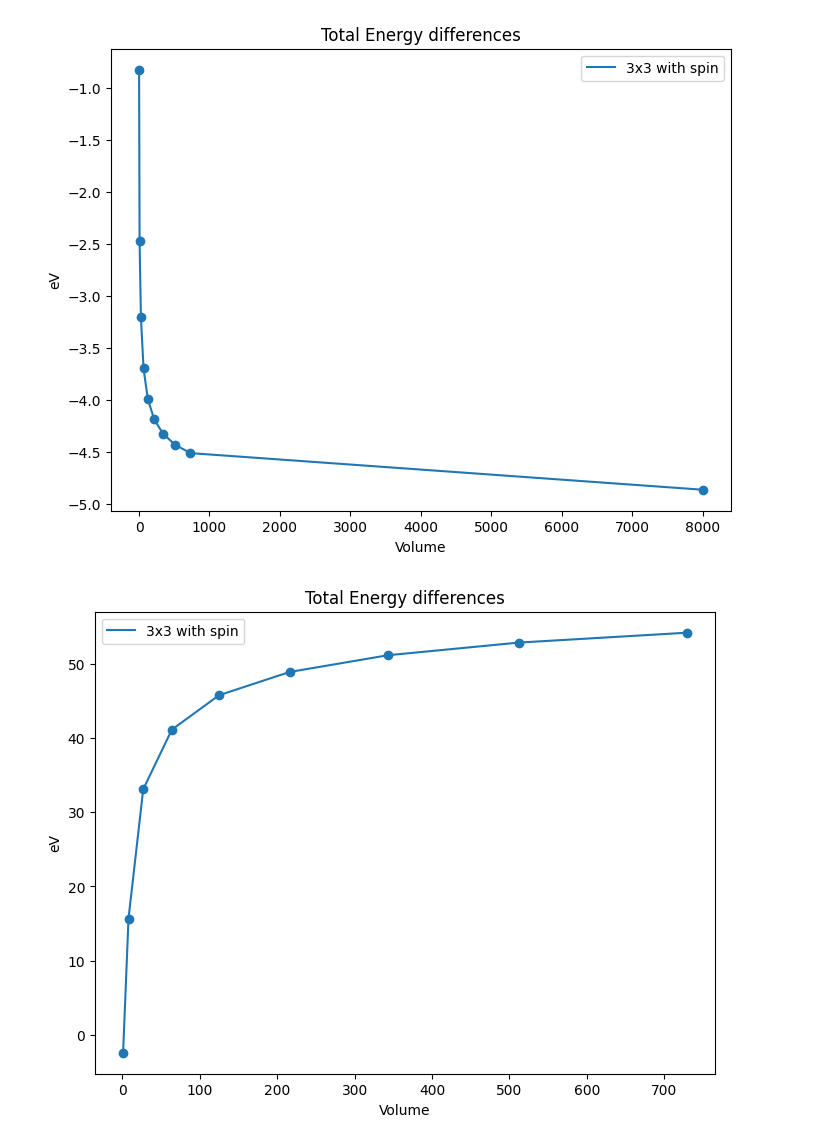
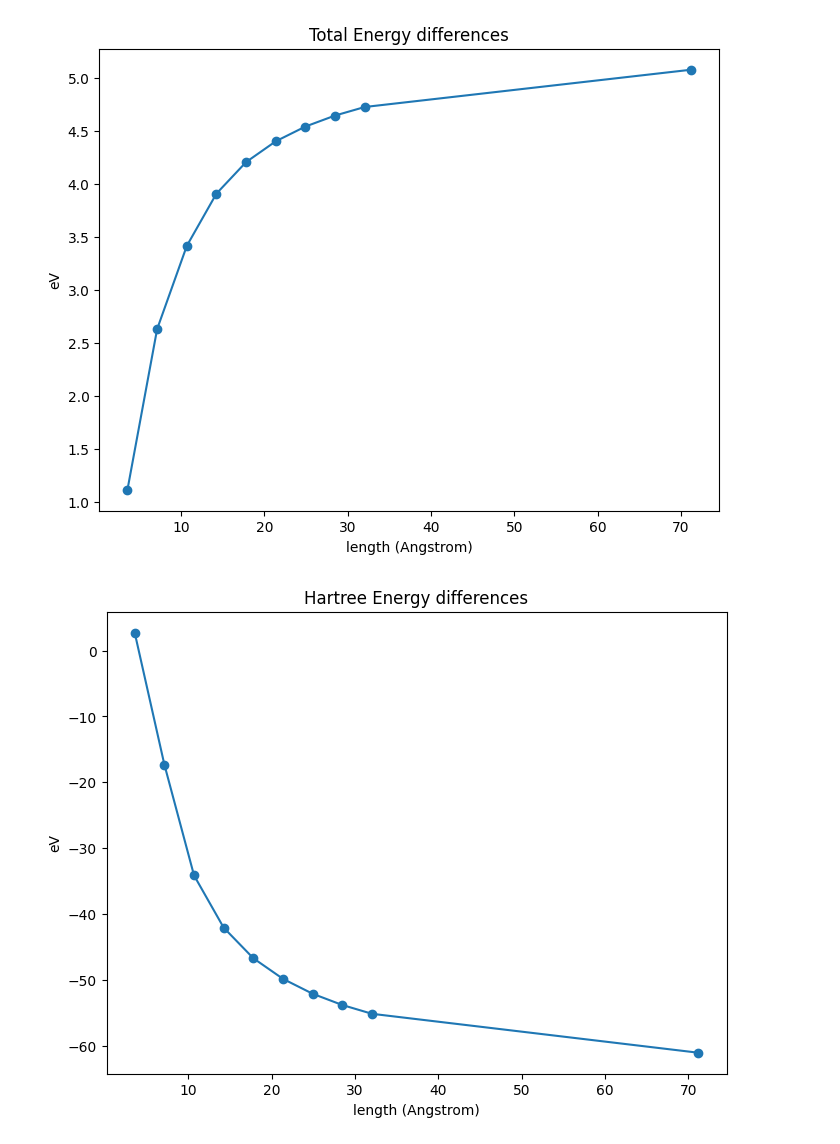
Before and after one commit to rjguo1208/potcorr, a Jupyter notebook: plot_Na_atom.ipynb, the cells around one changed output. Cells and saved outputs as stored; diff of their text form; code cells hidden in the pictures.

```diff
--- a/plot_Na_atom.ipynb
+++ b/plot_Na_atom.ipynb
@@ -3,65 +3,66 @@ import matplotlib.pyplot as plt
 import numpy as np
 Ry2eV = 13.6
 # %%
-detot= np.array([-0.060660,
--0.181814,
--0.235824,
--0.271851,
--0.293713,
--0.308137,
--0.318366,
--0.326003,
--0.331922,
--0.357829])*Ry2eV
+detot= np.array([-0.0820004,
+-0.193426 ,
+-0.251158 ,
+-0.287458 ,
+-0.309335 ,
+-0.32376 ,
+-0.333988 ,
+-0.341625 ,
+-0.347544 ,
+ -0.3734])*Ry2eV
 
-x=np.array([1,2,3,4,5,6,7,8,9,20])
+x=np.array([1,2,3,4,5,6,7,8,9,20])*3.56
 
 fig,ax = plt.subplots(figsize = (8,6), dpi = 100)
 #ax.plot(1/dtote_gamma_x[::-1]**2,dtote_gamma[::-1], label='Gamma only')
 #ax.plot(1/dtote_3x3_x[::-1]**2,dtote_3x3[::-1], label = '3x3 w/o spin')
-ax.plot(x**3,detot, label='3x3 with spin')
+ax.plot(x,-detot, label='3x3 with spin')
 #ax.scatter(1/dtote_gamma_x[::-1]**2,dtote_gamma[::-1])
 #ax.scatter(1/dtote_3x3_x[::-1]**2,dtote_3x3[::-1])
-ax.scatter(x**3,detot)
+ax.scatter(x,-detot)
 
 plt.ylabel('eV')
-plt.xlabel('Volume')
+plt.xlabel('length (Angstrom)')
 plt.title('Total Energy differences')
-plt.legend()
+#plt.legend()
 
-#plt.xlim(0,0.002)
+#plt.xlim(0,0.02)
 #plt.ylim(17, 18)
 plt.show()
 # %% [output]
-[figure, old version]
+[figure, new version]
 # %%
-dehart= np.array([ -0.178,
-1.1517,
-2.4337,
-3.0251,
-3.3665,
-3.5965,
-3.7626,
-3.888 ,
-3.9859 ])*Ry2eV
+dehart= np.array([ -0.200015 ,
+1.27241 ,
+2.51019 ,
+3.09392 ,
+3.43541 ,
+3.66564 ,
+3.83191 ,
+3.95735 ,
+4.0555 ,
+4.49005 ])*Ry2eV
 
-x=np.array([1,2,3,4,5,6,7,8,9])
+x=np.array([1,2,3,4,5,6,7,8,9,20])*3.56
 
 fig,ax = plt.subplots(figsize = (8,6), dpi = 100)
 #ax.plot(1/dtote_gamma_x[::-1]**2,dtote_gamma[::-1], label='Gamma only')
 #ax.plot(1/dtote_3x3_x[::-1]**2,dtote_3x3[::-1], label = '3x3 w/o spin')
-ax.plot(x**3,dehart, label='3x3 with spin')
+ax.plot(x,-dehart, label='3x3 with spin')
 #ax.scatter(1/dtote_gamma_x[::-1]**2,dtote_gamma[::-1])
 #ax.scatter(1/dtote_3x3_x[::-1]**2,dtote_3x3[::-1])
-ax.scatter(x**3,dehart)
+ax.scatter(x,-dehart)
 
 plt.ylabel('eV')
-plt.xlabel('Volume')
-plt.title('Total Energy differences')
-plt.legend()
+plt.xlabel('length (Angstrom)')
+plt.title('Hartree Energy differences')
+#plt.legend()
 #plt.xlim(0,0.2)
 #plt.ylim(17, 18)
 plt.show()
 # %% [output]
-[figure, old version]
+[figure, new version]
 # %%
```
Also changed, not shown: parts of 10 cells of this notebook, 1 other file.
